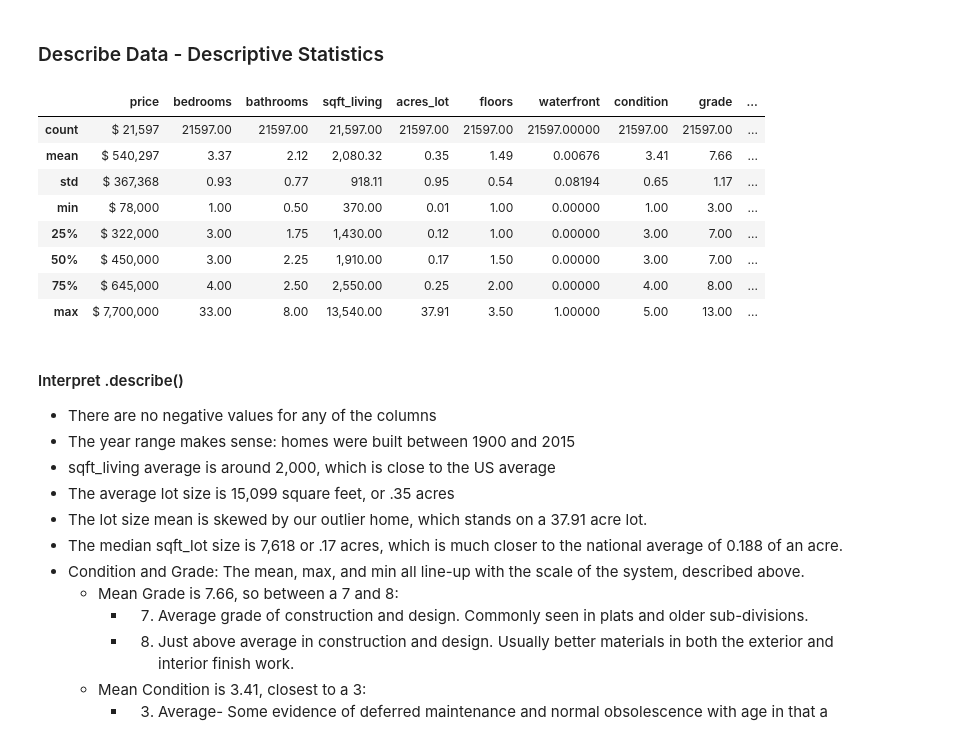
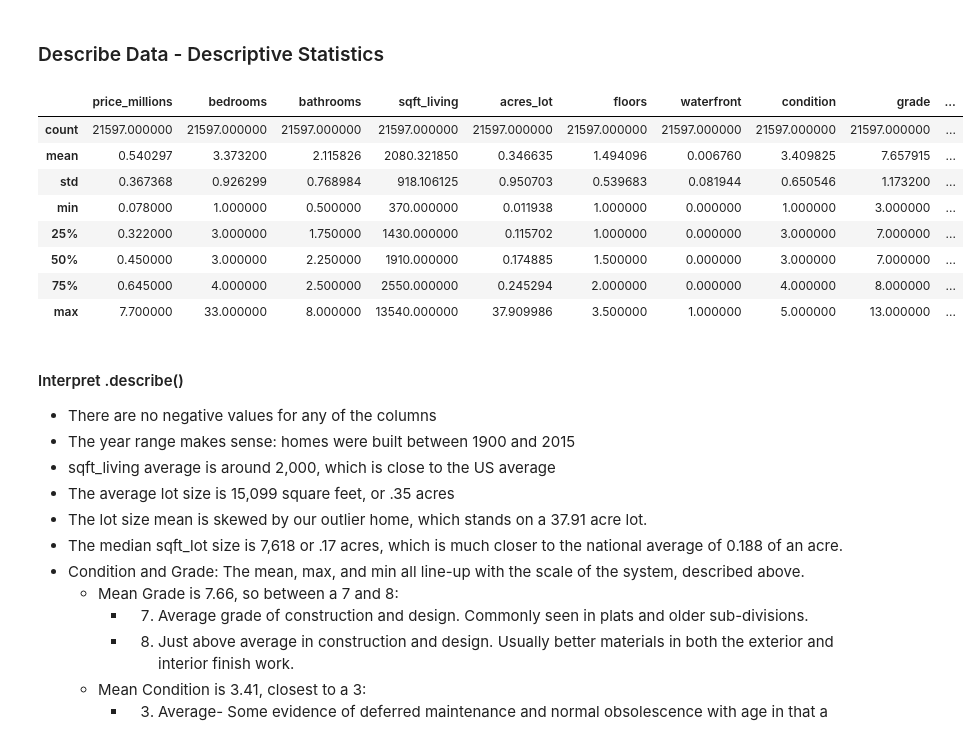
Before and after one commit to clairesarraille/kings_county, a Jupyter notebook: dsc-phase-2-project-main/student_deliver_08-07.ipynb, the cells around one changed output. Drawn from its saved outputs; the diff is of its cells as text; code cells hidden in the pictures.

Commit message:
fixed .describe()

```diff
--- a/dsc-phase-2-project-main/student_deliver_08-07.ipynb
+++ b/dsc-phase-2-project-main/student_deliver_08-07.ipynb
@@ -259,21 +259,18 @@ The max price is 7.7 million, min price is 78000.0
 5. Very Good- All items well maintained, many having been overhauled and repaired as they have shown signs of wear, increasing the life expectancy and lowering the effective age with little deterioration or obsolescence evident with a high degree of utility.
 # %% [markdown]
 ### Describe Data - Descriptive Statistics
-# %%
-format_dict = {'bedrooms': '{:.2f}', 'bathrooms': '{:.2f}', 'floors': '{:.2f}', 'sqft_living': '{:20,.2f}', 'sqft_lot': '{:20,.2f}',
-               'acres_lot': '{:.2f}',  'price': str('${:20,.0f}'), 'yr_built': '{:.0f}', 'condition': '{:.2f}', 'grade': '{:.2f}', 'waterfront': '{:.5f}'}
-df[['price', 'bedrooms', 'bathrooms', 'sqft_living', 'acres_lot', 'floors',
-    'waterfront', 'condition', 'grade', 'yr_built']].describe().style.format(format_dict)
-# %% [output]
-|  | price | bedrooms | bathrooms | sqft_living | acres_lot | floors | waterfront | condition | grade | ... |
-| count | $ 21,597 | 21597.00 | 21597.00 | 21,597.00 | 21597.00 | 21597.00 | 21597.00000 | 21597.00 | 21597.00 | ... |
-| mean | $ 540,297 | 3.37 | 2.12 | 2,080.32 | 0.35 | 1.49 | 0.00676 | 3.41 | 7.66 | ... |
-| std | $ 367,368 | 0.93 | 0.77 | 918.11 | 0.95 | 0.54 | 0.08194 | 0.65 | 1.17 | ... |
-| min | $ 78,000 | 1.00 | 0.50 | 370.00 | 0.01 | 1.00 | 0.00000 | 1.00 | 3.00 | ... |
-| 25% | $ 322,000 | 3.00 | 1.75 | 1,430.00 | 0.12 | 1.00 | 0.00000 | 3.00 | 7.00 | ... |
-| 50% | $ 450,000 | 3.00 | 2.25 | 1,910.00 | 0.17 | 1.50 | 0.00000 | 3.00 | 7.00 | ... |
-| 75% | $ 645,000 | 4.00 | 2.50 | 2,550.00 | 0.25 | 2.00 | 0.00000 | 4.00 | 8.00 | ... |
-| max | $ 7,700,000 | 33.00 | 8.00 | 13,540.00 | 37.91 | 3.50 | 1.00000 | 5.00 | 13.00 | ... |
+# %%
+df[['price_millions', 'bedrooms', 'bathrooms', 'sqft_living', 'acres_lot', 'floors',  'waterfront', 'condition', 'grade', 'yr_built']].describe()
+# %% [output]
+|  | price_millions | bedrooms | bathrooms | sqft_living | acres_lot | floors | waterfront | condition | grade | ... |
+| count | 21597.000000 | 21597.000000 | 21597.000000 | 21597.000000 | 21597.000000 | 21597.000000 | 21597.000000 | 21597.000000 | 21597.000000 | ... |
+| mean | 0.540297 | 3.373200 | 2.115826 | 2080.321850 | 0.346635 | 1.494096 | 0.006760 | 3.409825 | 7.657915 | ... |
+| std | 0.367368 | 0.926299 | 0.768984 | 918.106125 | 0.950703 | 0.539683 | 0.081944 | 0.650546 | 1.173200 | ... |
+| min | 0.078000 | 1.000000 | 0.500000 | 370.000000 | 0.011938 | 1.000000 | 0.000000 | 1.000000 | 3.000000 | ... |
+| 25% | 0.322000 | 3.000000 | 1.750000 | 1430.000000 | 0.115702 | 1.000000 | 0.000000 | 3.000000 | 7.000000 | ... |
+| 50% | 0.450000 | 3.000000 | 2.250000 | 1910.000000 | 0.174885 | 1.500000 | 0.000000 | 3.000000 | 7.000000 | ... |
+| 75% | 0.645000 | 4.000000 | 2.500000 | 2550.000000 | 0.245294 | 2.000000 | 0.000000 | 4.000000 | 8.000000 | ... |
+| max | 7.700000 | 33.000000 | 8.000000 | 13540.000000 | 37.909986 | 3.500000 | 1.000000 | 5.000000 | 13.000000 | ... |
 # %% [markdown]
 #### Interpret .describe()
 - There are no negative values for any of the columns
```
